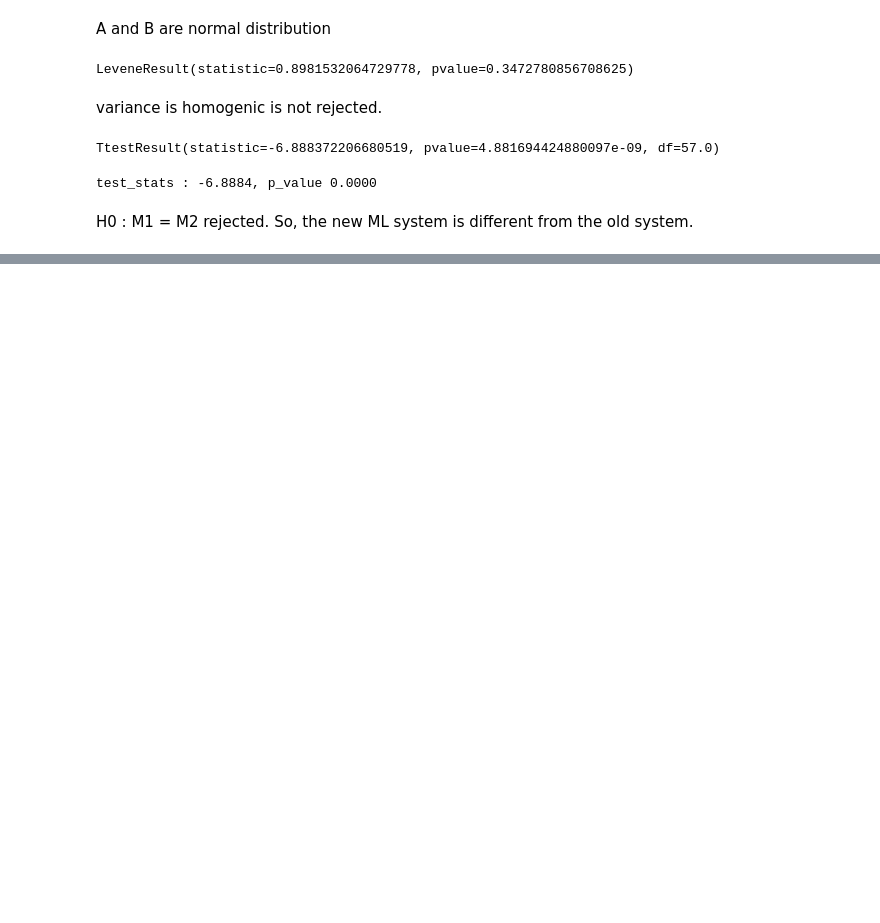
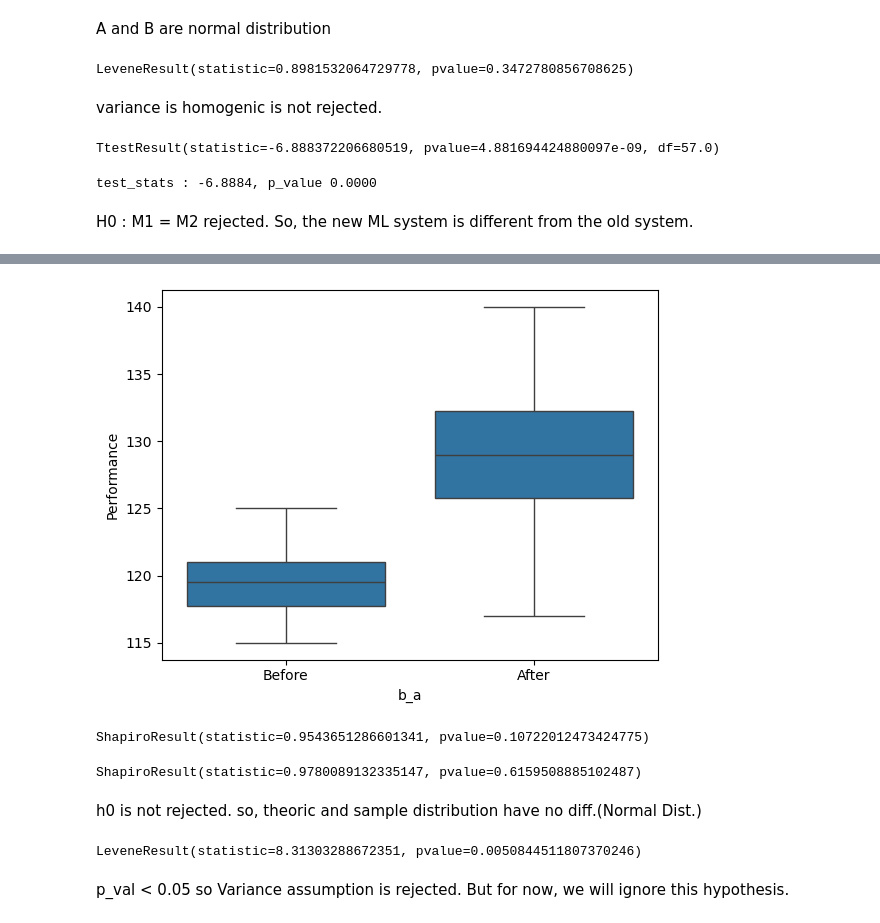
Before and after one commit to Bahrihan/DS_StatisticPractices, a Jupyter notebook: HypothesisParametricT3.ipynb, the cells around one changed output, grey strips where cells are left out. Cells and saved outputs as stored; diff of their text form; code cells hidden in the pictures; blank space fills up the shorter version.

```diff
--- a/HypothesisParametricT3.ipynb
+++ b/HypothesisParametricT3.ipynb
@@ -208,0 +211,12 @@ H0 : M1 = M2 rejected. So, the new ML system is different from the old system.
+# %%
+import pandas as pd
+#C
+before = pd.DataFrame([123, 119, 119, 116, 123, 123, 121, 120, 117, 118, 121, 121,
+                       123, 119, 121, 118, 124, 121, 125, 115, 115, 119, 118, 121,
+                       117, 117, 120, 120, 121, 117, 118, 117, 123, 118, 124, 121,
+                       115, 118, 125, 115])
+#D
+after = pd.DataFrame([118, 127, 122, 132, 129, 123, 129, 132, 128, 130, 128, 138,
+                        140, 130, 134, 134, 124, 140, 134, 129, 129, 138, 134, 124,
+                        122, 126, 133, 127, 130, 130, 130, 132, 117, 130, 125, 129,
+                         133, 120, 127, 123])
@@ -208,0 +237,17 @@ H0 : M1 = M2 rejected. So, the new ML system is different from the old system.
+# %%
+#data type 2
+import numpy as np
+# Before and Before's group
+GROUP_BEFORE = pd.DataFrame(["Before"] * len(before), dtype="str")  # Explicitly cast to string
+C = pd.concat([before, GROUP_BEFORE], axis=1)
+
+# After and After's group
+GROUP_AFTER = pd.DataFrame(["After"] * len(after), dtype="str")  # Explicitly cast to string
+D = pd.concat([after, GROUP_AFTER], axis=1)
+
+# Combine before and after data
+CD = pd.concat([C, D])
+CD.columns = ["Performance", "b_a"]
+
+print(CD.head())
+print(CD.tail())
@@ -208,0 +267,26 @@ H0 : M1 = M2 rejected. So, the new ML system is different from the old system.
+# %%
+import seaborn as sns
+sns.boxplot(x="b_a", y="Performance", data=CD);
+# %% [output]
+[figure, added]
+# %%
+#Assumption Control(hypothesis)
+
+from scipy.stats import shapiro
+
+shapiro(C_D.Before)
+# %% [output]
+ShapiroResult(statistic=0.9543651286601341, pvalue=0.10722012473424775)
+# %%
+shapiro(C_D.After)
+# %% [output]
+ShapiroResult(statistic=0.9780089132335147, pvalue=0.6159508885102487)
+# %% [markdown]
+h0 is not rejected. so, theoric and sample distribution have no diff.(Normal Dist.)
+# %%
+import scipy.stats as stats
+stats.levene(C_D.Before, C_D.After)
+# %% [output]
+LeveneResult(statistic=8.31303288672351, pvalue=0.0050844511807370246)
+# %% [markdown]
+p_val < 0.05 so Variance assumption is rejected. But for now, we will ignore this hypothesis.
```
Also changed, not shown: parts of 5 cells of this notebook, 1 other file.
